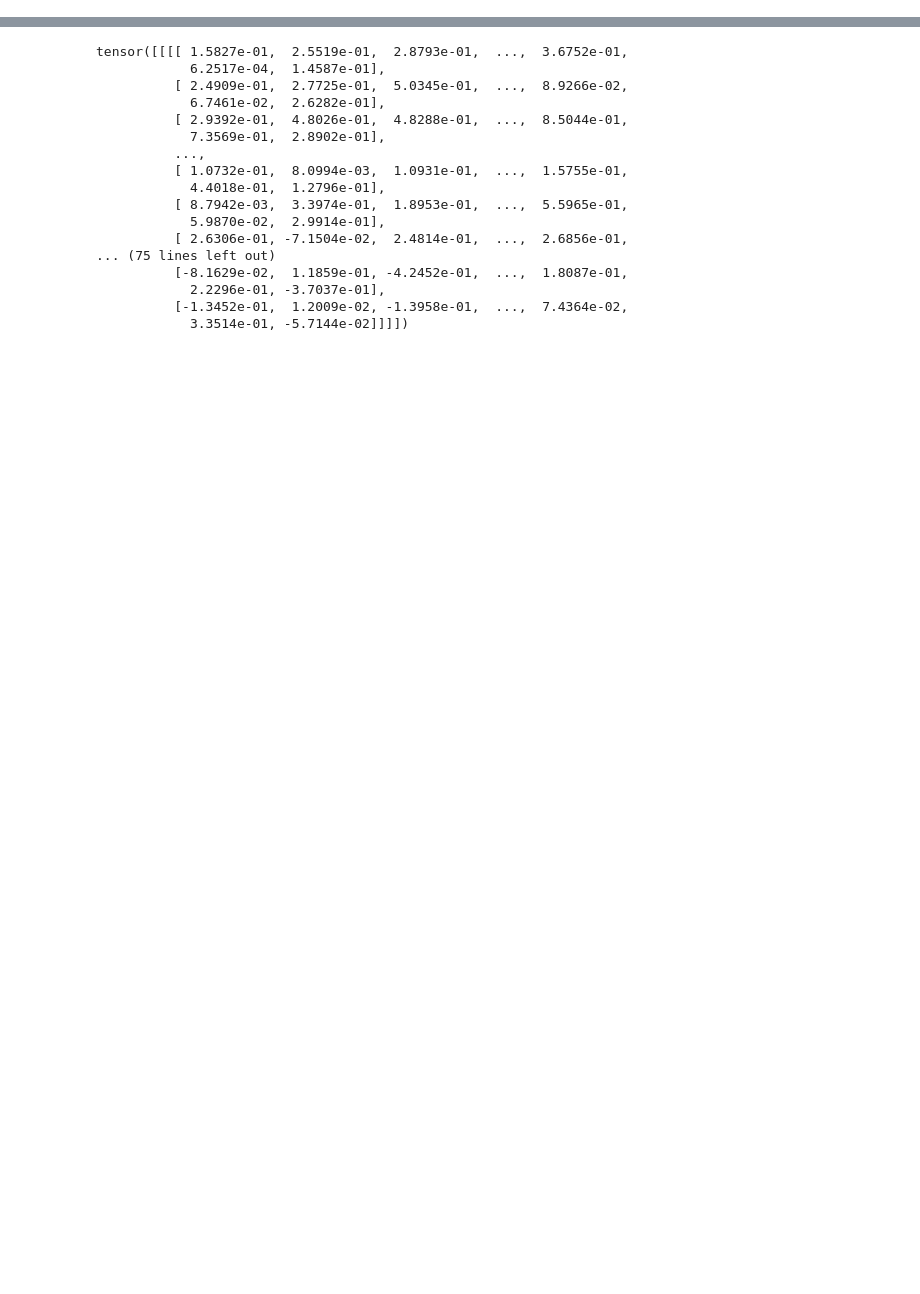
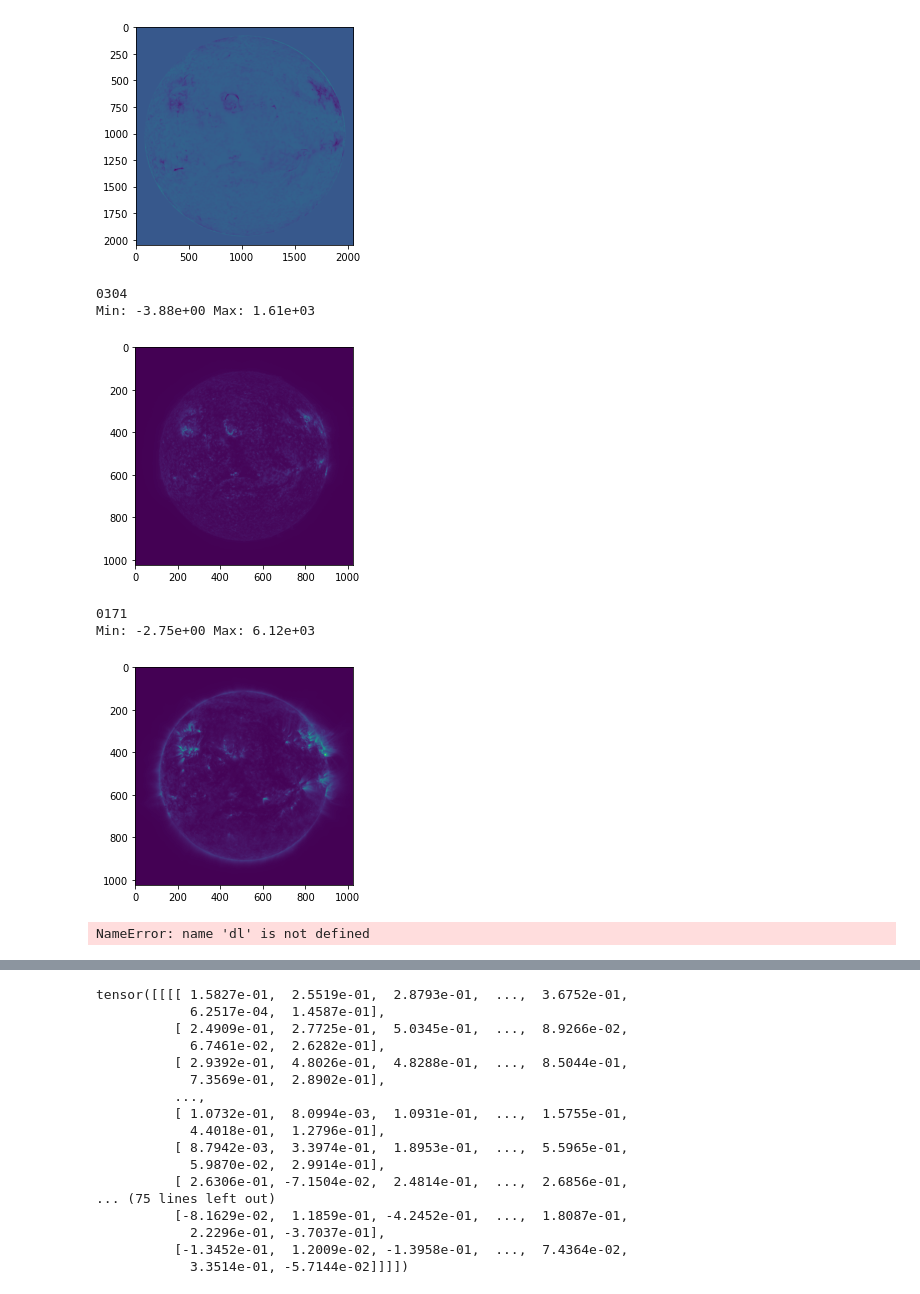
Before and after one commit to Pineci/sun-net, a Jupyter notebook: notebooks/test_dataloader.ipynb, the cells around one changed output, grey strips where cells are left out. Saved outputs shown, nothing was run; the diff lists cells and outputs as text; code cells hidden in the pictures; blank space fills up the shorter version.

```diff
--- a/notebooks/test_dataloader.ipynb
+++ b/notebooks/test_dataloader.ipynb
@@ -17,0 +65,39 @@ print(dl.x_data.shape)
+# %%
+i = 0
+for folder in dl.processed_path.iterdir():
+    if i == idx:
+        entry_date = pd.to_datetime(folder.parts[-1], format="%Y-%m-%d-H%H-M%M")
+        print(entry_date)
+        for file in [x for x in folder.iterdir() if x.suffix == '.gz' or x.suffix == '.fits']:
+            filename = file.parts[-1]
+
+            #Get the image type
+            image_type = None
+            if file.suffix == '.gz':
+                filename = filename[0:-7]
+            else:
+                filename = filename[0:-5]
+            types = filename.split('_')
+            if len(types) > 1:
+                image_type = types[-1]
+            else:
+                image_type = 'color'
+
+            if image_type == 'ew':
+                print(image_type)
+                with fits.open(file) as hdulist:
+                    hdulist[0].verify('fix')
+                    plt.imshow(hdulist[0].data)
+                    plt.show()
+            if image_type == '0171' or image_type == '0304':
+                print(image_type)
+                with fits.open(file) as hdulist:
+                    hdulist[1].verify('fix')
+                    data = hdulist[1].data
+                    print('Min: {0:.2e} Max: {1:.2e}'.format(np.min(data), np.max(data)))
+                    plt.imshow(data)
+                    plt.show()
+        break
+    else:
+        i += 1
+# %% [output]
@@ -17,0 +106,22 @@ print(dl.x_data.shape)
+[figure, added]
+0304
+Min: -3.88e+00 Max: 1.61e+03
+[figure, added]
+0171
+Min: -2.75e+00 Max: 6.12e+03
+[figure, added]
+# %%
+import h5py
+with h5py.File(dl.save_folder / 'temp.h5', 'a') as hf:
+    dates = hf['date'][:]
+excluded_dates = list(map(lambda x: pd.to_datetime(x, format="%Y-%m-%d-H%H-M%M").value / 10 ** 9, dl.excluded_dates))
+for date in dates:
+    matching_times = list(filter(lambda x: np.abs(x) < 100, list(map(lambda x: x - date, excluded_dates))))
+    #print(len(matching_times))
+#print(len(excluded_dates))
+
+sample = dl[list(range(1221))]
+print(sample['in'].shape)
+print(sample['out'].shape)
+# %% [output]
+NameError: name 'dl' is not defined
```
Also changed, not shown: parts of 14 cells of this notebook, 9 other files.
